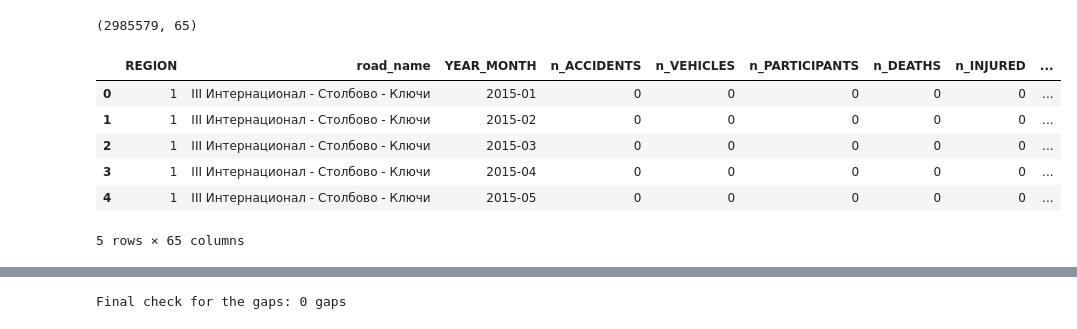
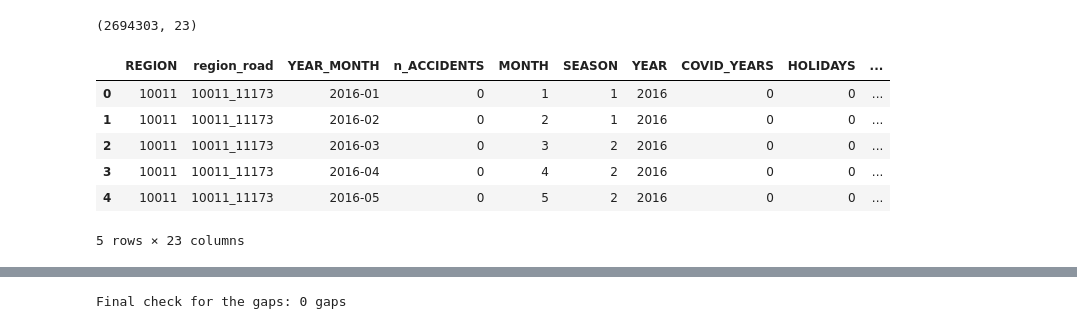
Before and after one commit to NastyaWheel/thesis, a Jupyter notebook: frequency/frequency_hypotheses.ipynb, the cells around one changed output, grey strips where cells are left out. Drawn from its saved outputs; the diff is of its cells as text; code cells hidden in the pictures.

```diff
--- a/frequency/frequency_hypotheses.ipynb
+++ b/frequency/frequency_hypotheses.ipynb
@@ -28,17 +34,17 @@ from xgboost import XGBClassifier
 # %%
-df = pd.read_csv("C:/Users/Настя/YandexDisk-n4skolesnikova/HSE 4th year/Graduation Thesis/data/PANEL_DATA_HYPOTHESIS.csv")
+df = pd.read_csv("C:/Users/Настя/YandexDisk-n4skolesnikova/HSE 4th year/Graduation Thesis/data/PANEL_DATA.csv")
 df = df.drop('Unnamed: 0', axis=1)
 print(df.shape)
 df.head()
 # %% [output]
-(2985579, 65)
+(2694303, 23)
-|  | REGION | road_name | YEAR_MONTH | n_ACCIDENTS | n_VEHICLES | n_PARTICIPANTS | n_DEATHS | n_INJURED | ... |
-| 0 | 1 | III Интернационал - Столбово - Ключи | 2015-01 | 0 | 0 | 0 | 0 | 0 | ... |
-| 1 | 1 | III Интернационал - Столбово - Ключи | 2015-02 | 0 | 0 | 0 | 0 | 0 | ... |
-| 2 | 1 | III Интернационал - Столбово - Ключи | 2015-03 | 0 | 0 | 0 | 0 | 0 | ... |
-| 3 | 1 | III Интернационал - Столбово - Ключи | 2015-04 | 0 | 0 | 0 | 0 | 0 | ... |
-| 4 | 1 | III Интернационал - Столбово - Ключи | 2015-05 | 0 | 0 | 0 | 0 | 0 | ... |
+|  | REGION | region_road | YEAR_MONTH | n_ACCIDENTS | MONTH | SEASON | YEAR | COVID_YEARS | HOLIDAYS | ... |
+| 0 | 10011 | 10011_11173 | 2016-01 | 0 | 1 | 1 | 2016 | 0 | 0 | ... |
+| 1 | 10011 | 10011_11173 | 2016-02 | 0 | 2 | 1 | 2016 | 0 | 0 | ... |
+| 2 | 10011 | 10011_11173 | 2016-03 | 0 | 3 | 2 | 2016 | 0 | 0 | ... |
+| 3 | 10011 | 10011_11173 | 2016-04 | 0 | 4 | 2 | 2016 | 0 | 0 | ... |
+| 4 | 10011 | 10011_11173 | 2016-05 | 0 | 5 | 2 | 2016 | 0 | 0 | ... |
-5 rows × 65 columns
+5 rows × 23 columns
 # %%
 df.columns
 # %% [output]
```
Also changed, not shown: parts of 81 cells of this notebook.
